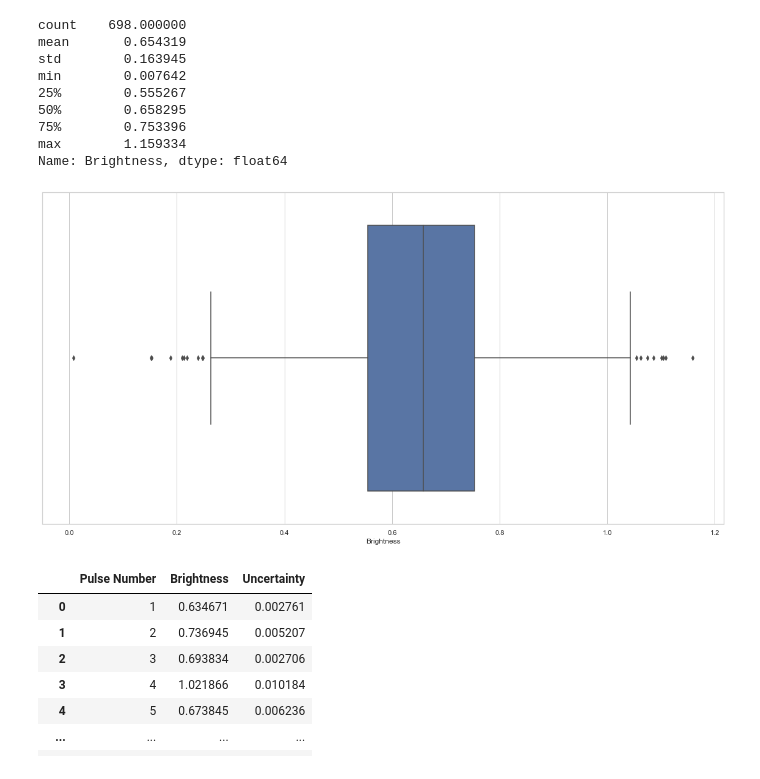
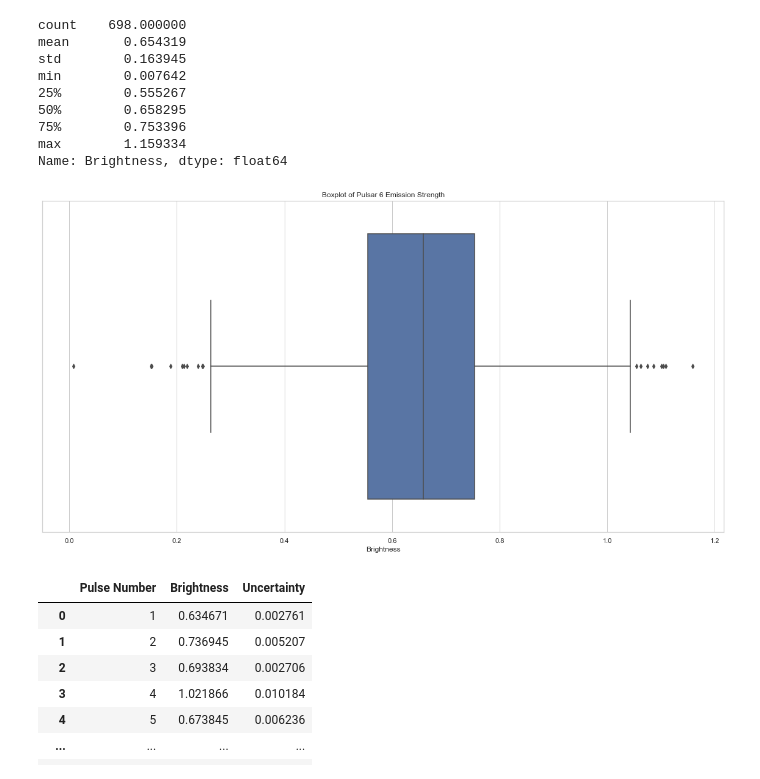
Before and after one commit to doughnutgod/PulsarPioneers, a Jupyter notebook: pulsar6.ipynb, the cells around one changed output. Drawn from its saved outputs; the diff is of its cells as text; code cells hidden in the pictures.

```diff
--- a/pulsar6.ipynb
+++ b/pulsar6.ipynb
@@ -100,9 +100,9 @@ Name: Brightness, dtype: float64
 # %%
 plt.figure(figsize=(20,10))
 sns.set_theme(style="whitegrid")
-ax = sns.boxplot(x=pulsar6["Brightness"])
+ax = sns.boxplot(x=pulsar6["Brightness"]).set_title("Boxplot of Pulsar 6 Emission Strength")
 # %% [output]
-[figure, old version]
+[figure, new version]
 # %%
 #numpy method of outlier removal
 
```
Also changed, not shown: parts of 7 cells of this notebook.
